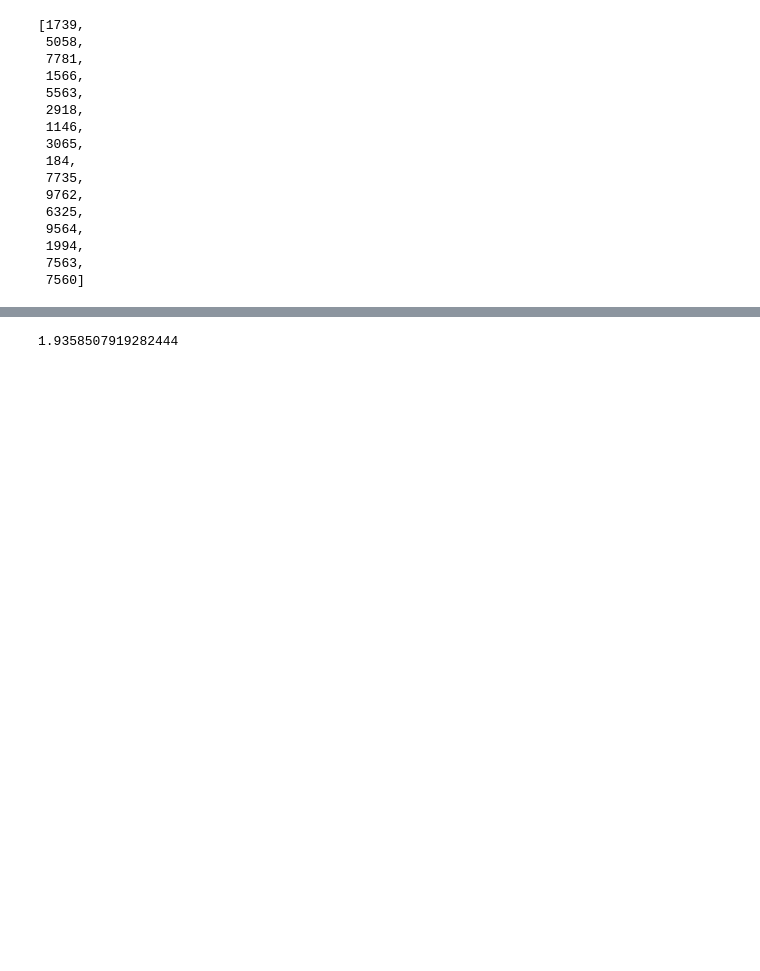
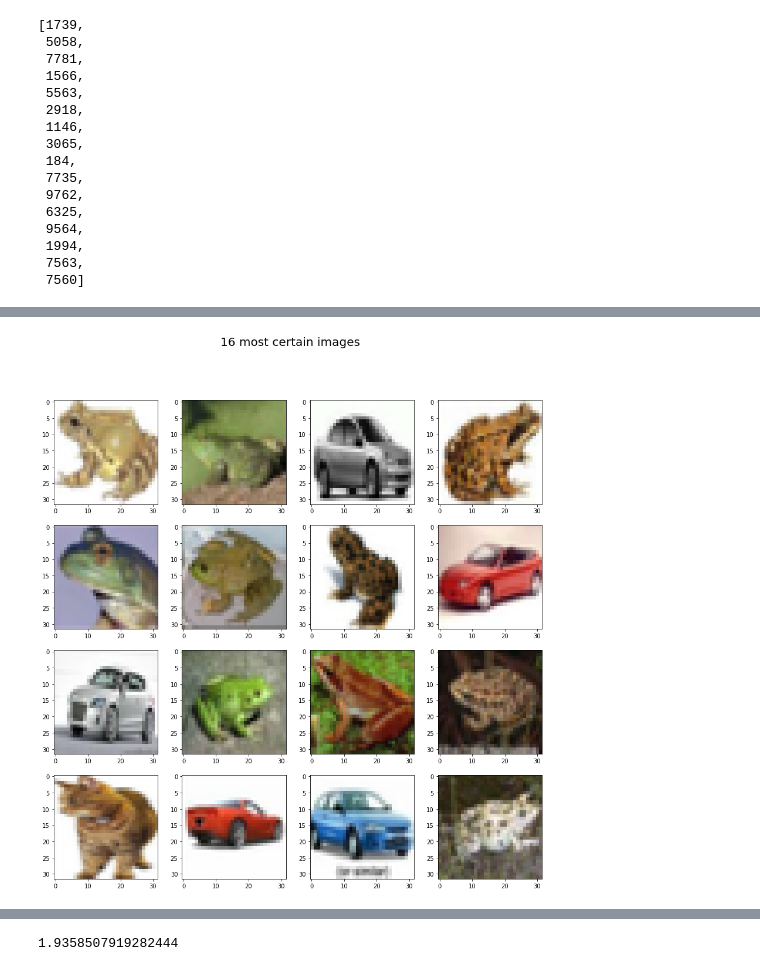
Before and after one commit to bkane2/ppl-workshop, a Jupyter notebook: CifarModel.ipynb, the cells around one changed output, grey strips where cells are left out. Drawn from its saved outputs; the diff is of its cells as text; code cells hidden in the pictures; blank space fills up the shorter version.

```diff
--- a/CifarModel.ipynb
+++ b/CifarModel.ipynb
@@ -95,0 +120,4 @@ plot_grid(most_certain)
+# %%
+plot_grid(most_certain, title="16 most certain images")
+# %% [output]
+[figure, added]
```
Also changed, not shown: parts of 34 cells of this notebook, 3 other files.
